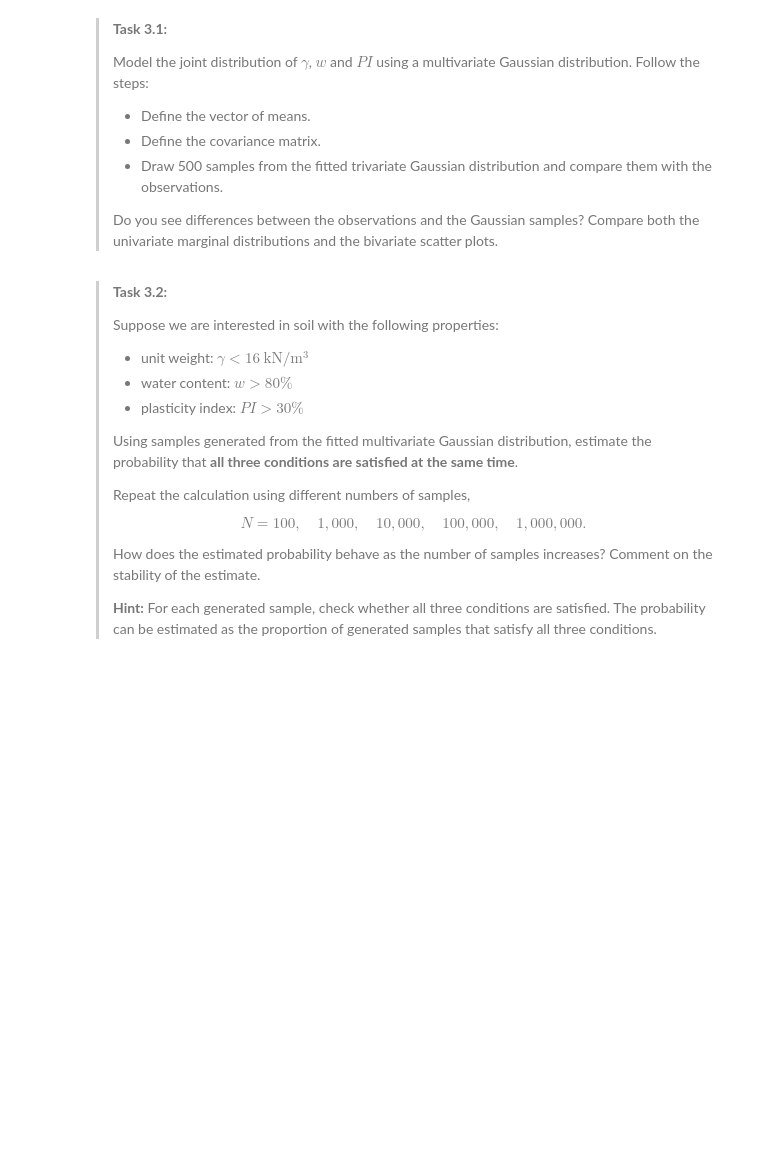
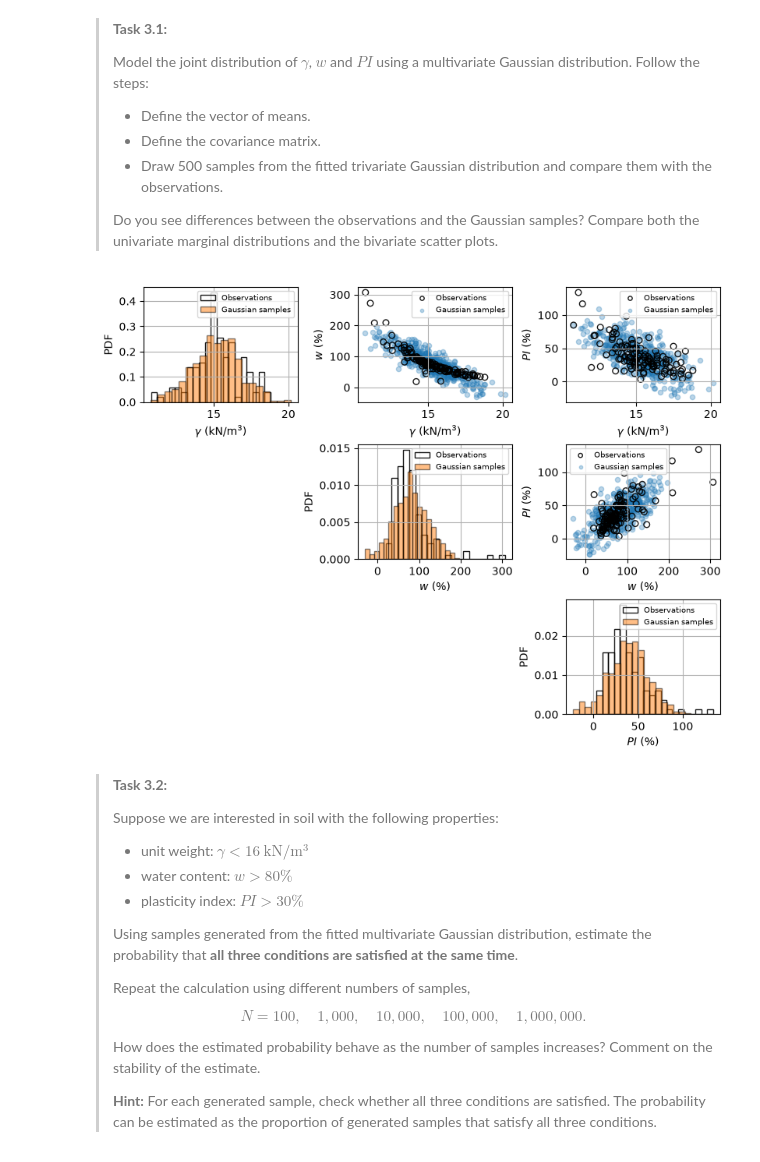
Before and after one commit to candicehabay11/GA1.5, a Jupyter notebook: Gaussian_Soil.ipynb, the cells around one changed output. Cells and saved outputs as stored; diff of their text form; code cells hidden in the pictures; blank space fills up the shorter version.

```diff
--- a/Gaussian_Soil.ipynb
+++ b/Gaussian_Soil.ipynb
@@ -191,18 +191,22 @@ s1 = np.std(gamma)
 s2 = np.std(w)
 s3 = np.std(PI)
 
-covariance_12 = calculate_covariance(gamma, w)
-covariance_13 = calculate_covariance(gamma, PI)
-covariance_23 = calculate_covariance(w, PI)
+cov_12 = calculate_covariance(gamma, w)
+cov_13 = calculate_covariance(gamma, PI)
+cov_23 = calculate_covariance(w, PI)
 
-sigma = ### YOUR CODE HERE ###
+sigma = np.array([
+    [s1**2, cov_12, cov_13],
+    [cov_12, s2**2, cov_23],
+    [cov_13, cov_23, s3**2]
+])
 
 
 # ---------------------------------------------------------
 # Draw 500 samples from the fitted trivariate Gaussian
 # ---------------------------------------------------------
 
-samples = ### YOUR CODE HERE ###
+samples = multivariate_normal(mean=mu, cov=sigma).rvs(size=500)
 
 
 # ---------------------------------------------------------
@@ -264,33 +268,35 @@ for i in range(data.shape[1]):
 
             # Observations on top
             axs[i, j].scatter(
                 data[:, i],
                 data[:, j],
                 alpha=0.9,
                 s=30,
                 edgecolor='black',
                 facecolor='none',
                 label='Observations'
             )
 
             axs[i, j].set_xlabel(variable_names[i])
             axs[i, j].set_ylabel(variable_names[j])
 
             # Put observations first in legend
             handles, labels = axs[i, j].get_legend_handles_labels()
 
             axs[i, j].legend(
                 [handles[1], handles[0]],
                 [labels[1], labels[0]],
                 fontsize=7,
                 markerscale=0.7
             )
 
         else:
 
             axs[i, j].axis('off')
 
 plt.show()
+# %% [output]
+[figure, added]
 # %% [markdown]
 > **Task 3.2:**
 >
```
